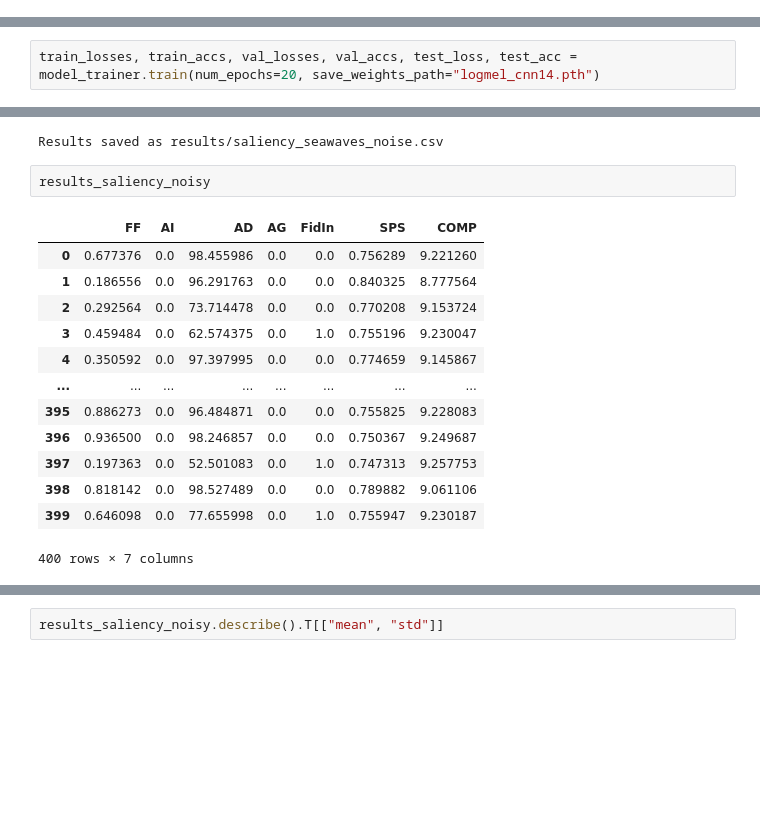
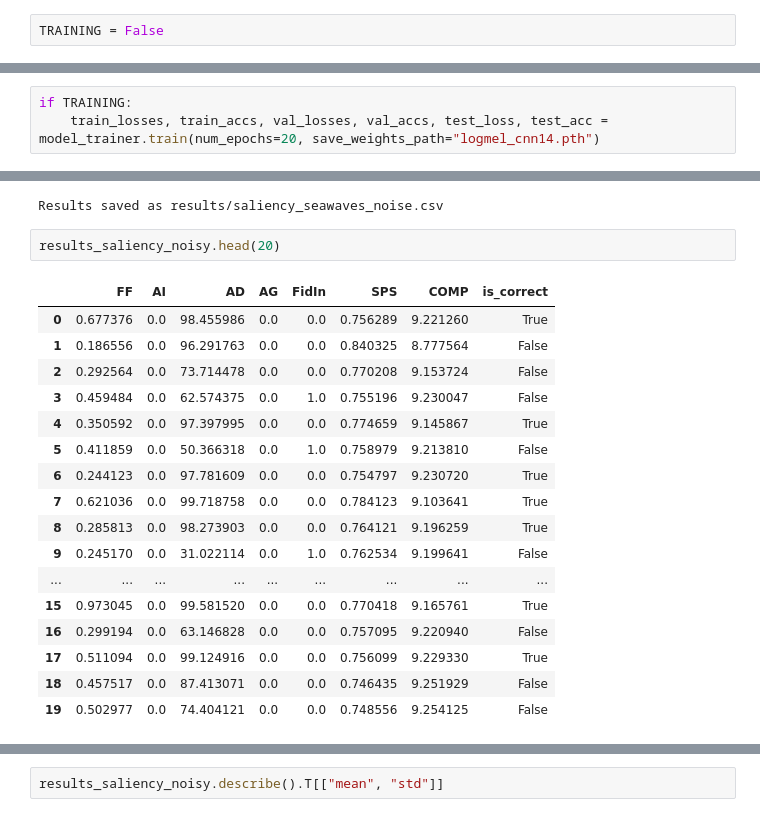
Before and after one commit to exile8/coursework24, a Jupyter notebook: test_framework.ipynb, the cells around one changed output, grey strips where cells are left out. Drawn from its saved outputs; the diff is of its cells as text; blank space fills up the shorter version.

```diff
--- a/test_framework.ipynb
+++ b/test_framework.ipynb
@@ -20,6 +20,8 @@ import numpy as np
 from IPython.display import Audio
 from audiointerp.predict import Predict
 from audiointerp.metrics import Metrics
+# %%
+TRAINING = False
 # %%
 def plot_learning_curves(train_losses, val_losses, train_accs=None, val_accs=None):
     epochs = range(1, len(train_losses) + 1)
@@ -121,4 +123,5 @@ model_trainer = Trainer(
 # %% [output]
 Random seed set to: 42
 # %%
-train_losses, train_accs, val_losses, val_accs, test_loss, test_acc = model_trainer.train(num_epochs=20, save_weights_path="logmel_cnn14.pth")
+if TRAINING:
+    train_losses, train_accs, val_losses, val_accs, test_loss, test_acc = model_trainer.train(num_epochs=20, save_weights_path="logmel_cnn14.pth")
@@ -267,18 +301,22 @@ results_saliency_noisy = predict_saliency.predict_set(test_loader_noisy_predict,
 # %% [output]
 Results saved as results/saliency_seawaves_noise.csv
 # %%
-results_saliency_noisy
+results_saliency_noisy.head(20)
 # %% [output]
-|  | FF | AI | AD | AG | FidIn | SPS | COMP |
-| 0 | 0.677376 | 0.0 | 98.455986 | 0.0 | 0.0 | 0.756289 | 9.221260 |
-| 1 | 0.186556 | 0.0 | 96.291763 | 0.0 | 0.0 | 0.840325 | 8.777564 |
-| 2 | 0.292564 | 0.0 | 73.714478 | 0.0 | 0.0 | 0.770208 | 9.153724 |
-| 3 | 0.459484 | 0.0 | 62.574375 | 0.0 | 1.0 | 0.755196 | 9.230047 |
-| 4 | 0.350592 | 0.0 | 97.397995 | 0.0 | 0.0 | 0.774659 | 9.145867 |
-| ... | ... | ... | ... | ... | ... | ... | ... |
-| 395 | 0.886273 | 0.0 | 96.484871 | 0.0 | 0.0 | 0.755825 | 9.228083 |
-| 396 | 0.936500 | 0.0 | 98.246857 | 0.0 | 0.0 | 0.750367 | 9.249687 |
-| 397 | 0.197363 | 0.0 | 52.501083 | 0.0 | 1.0 | 0.747313 | 9.257753 |
-| 398 | 0.818142 | 0.0 | 98.527489 | 0.0 | 0.0 | 0.789882 | 9.061106 |
-| 399 | 0.646098 | 0.0 | 77.655998 | 0.0 | 1.0 | 0.755947 | 9.230187 |
+|  | FF | AI | AD | AG | FidIn | SPS | COMP | is_correct |
+| 0 | 0.677376 | 0.0 | 98.455986 | 0.0 | 0.0 | 0.756289 | 9.221260 | True |
+| 1 | 0.186556 | 0.0 | 96.291763 | 0.0 | 0.0 | 0.840325 | 8.777564 | False |
+| 2 | 0.292564 | 0.0 | 73.714478 | 0.0 | 0.0 | 0.770208 | 9.153724 | False |
+| 3 | 0.459484 | 0.0 | 62.574375 | 0.0 | 1.0 | 0.755196 | 9.230047 | False |
+| 4 | 0.350592 | 0.0 | 97.397995 | 0.0 | 0.0 | 0.774659 | 9.145867 | True |
+| 5 | 0.411859 | 0.0 | 50.366318 | 0.0 | 1.0 | 0.758979 | 9.213810 | False |
+| 6 | 0.244123 | 0.0 | 97.781609 | 0.0 | 0.0 | 0.754797 | 9.230720 | True |
+| 7 | 0.621036 | 0.0 | 99.718758 | 0.0 | 0.0 | 0.784123 | 9.103641 | True |
+| 8 | 0.285813 | 0.0 | 98.273903 | 0.0 | 0.0 | 0.764121 | 9.196259 | True |
+| 9 | 0.245170 | 0.0 | 31.022114 | 0.0 | 1.0 | 0.762534 | 9.199641 | False |
+| ... | ... | ... | ... | ... | ... | ... | ... | ... |
+| 15 | 0.973045 | 0.0 | 99.581520 | 0.0 | 0.0 | 0.770418 | 9.165761 | True |
+| 16 | 0.299194 | 0.0 | 63.146828 | 0.0 | 0.0 | 0.757095 | 9.220940 | False |
+| 17 | 0.511094 | 0.0 | 99.124916 | 0.0 | 0.0 | 0.756099 | 9.229330 | True |
+| 18 | 0.457517 | 0.0 | 87.413071 | 0.0 | 0.0 | 0.746435 | 9.251929 | False |
+| 19 | 0.502977 | 0.0 | 74.404121 | 0.0 | 0.0 | 0.748556 | 9.254125 | False |
-400 rows × 7 columns
```
Also changed, not shown: parts of 19 cells of this notebook.
